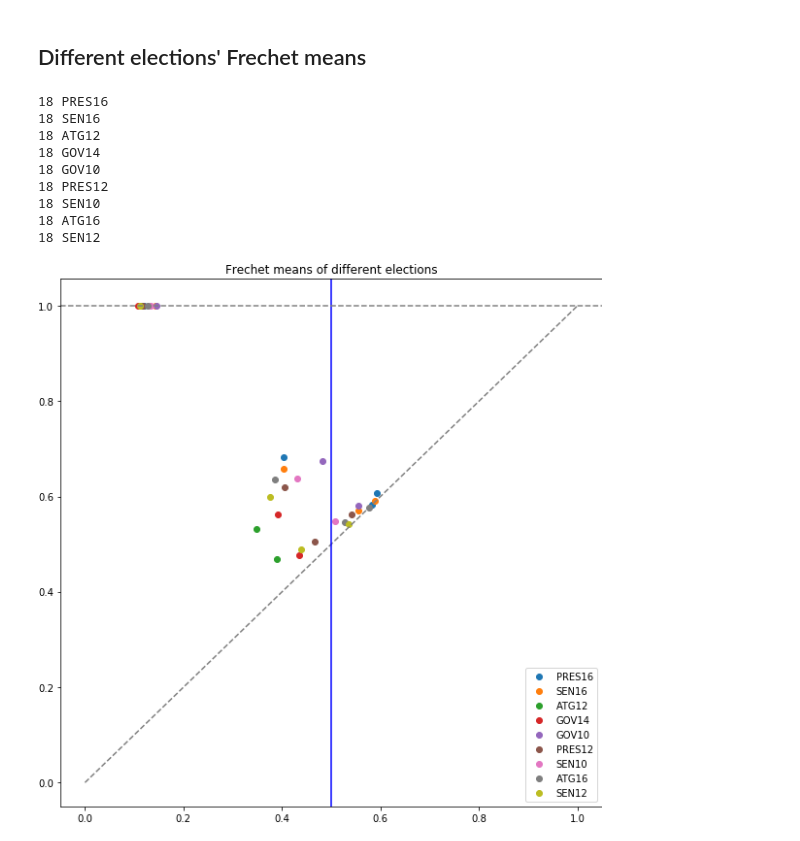
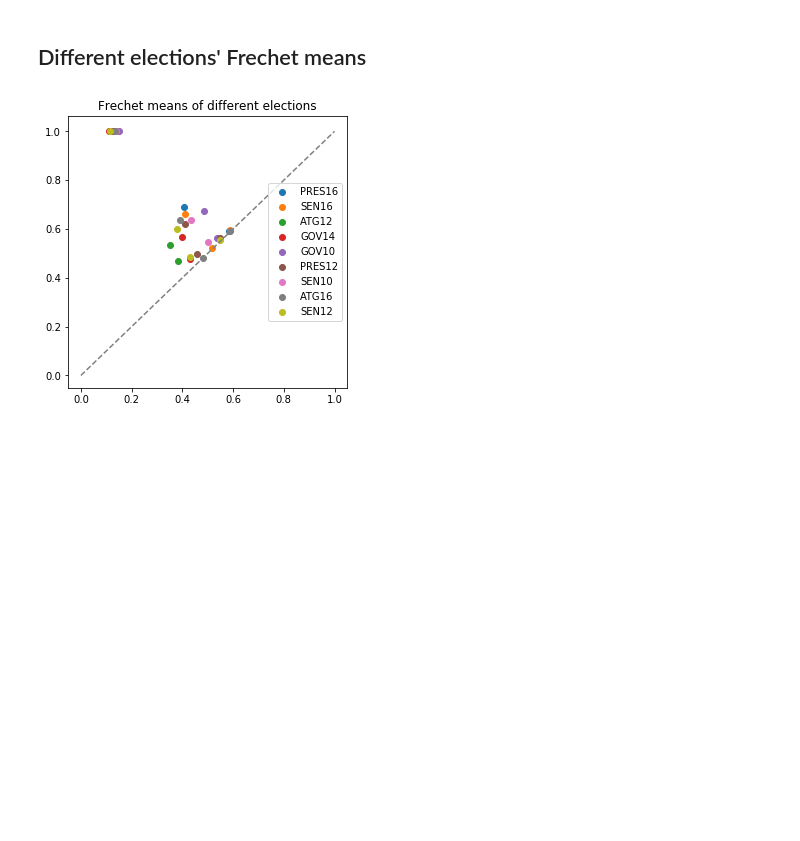
Before and after one commit to mggg/TDA-redistricting, a Jupyter notebook: make_graphics.ipynb, the cells around one changed output. Cells and saved outputs as stored; diff of their text form; code cells hidden in the pictures; blank space fills up the shorter version.

```diff
--- a/make_graphics.ipynb
+++ b/make_graphics.ipynb
@@ -20,7 +20,6 @@ import sys, os
 import networkx as nx
 from collections import defaultdict
 import bottleneck_distance
-matplotlib.rcParams['savefig.pad_inches'] = 0
 # %% [markdown]
 ## These functions are for computing Frechet means
 # %%
@@ -198,7 +199,6 @@ for k in [18]:
 #all together (with Frechet means)
 for k in [18]:
     for e in ["PRES16"]:
-        print(e, k, "districts")
         X, Y = [], []
         PDs = storePDs[k]
 
@@ -206,14 +206,14 @@ for k in [18]:
             X.extend([x[0] for x in PD])
             Y.extend([x[1] for x in PD])
 
-        fig = plt.figure(figsize=(8,8))
+        fig = plt.figure(figsize=(5,5))
         ax = plt.gca()
-        plt.axis('off')
         ax.scatter(X, Y, c="gray", s=4)
         ax.scatter([m[0] for m in meanPDs[k]], [m[1] for m in meanPDs[k]], s=100, c='red')
         plt.xlim(0,1)
         plt.ylim(0,1.1)
         plt.subplots_adjust(left=0, right=1, top=1, bottom=0)
-
+        plt.plot([0,1],[0,1],linestyle='dashed',c='gray')
+        plt.title("{} districts, {} vote data".format(k, e))
         plt.show()
 # %% [output]
@@ -228,17 +227,16 @@ for k in [18]:
             pd = match_Hungarian(PD, meanPDs[k])
             PDs.append(pd)
         for r in range(len(meanPDs[k])):
-            print(k, e, r)
             nontrivialpoints = [PD[r] for PD in PDs if PD[r] not in [None, 'd']]
             X = [x[0] for x in nontrivialpoints]
             Y = [x[1] for x in nontrivialpoints]
-            fig = plt.figure(figsize=(4,4))
+            fig = plt.figure(figsize=(5,5))
             ax = plt.gca()
-            plt.axis('off')
             ax.scatter(X, Y, c="black", s=2)
             ax.scatter([meanPDs[k][r][0]], [meanPDs[k][r][1]], s=30, c='red')
             plt.xlim(0,1)
             plt.ylim(0,1.1)
-            plt.subplots_adjust(left=0, right=1, top=1, bottom=0)
+            plt.plot([0,1],[0,1],linestyle='dashed',c='gray')
+            plt.title("{} districts, {} vote data, Frechet plot #{}".format(k, e, r))
             plt.show()
 # %% [output]
@@ -253,45 +246,33 @@ for k in [18]:
 # %% [markdown]
 ## Different elections' Frechet means
 # %%
-#plot Frechet means
+#plot Frechet means -- may take a while to run
 for k in [18]:
     X = []
     Y = []
     labels = []
-    fig, ax = plt.subplots(1, 1, figsize=(10,10))
+    fig, ax = plt.subplots(1, 1, figsize=(5,5))
     ax.plot([0,1], [0,1], c='gray',  linestyle='dashed')
-    ax.axvline(0.5, c='blue')
-    ax.axhline(1, c='gray', linestyle="dashed")
     ax.set_title("Frechet means of different elections")
     graphs = pickle.load(open(folder+"/graphs"+str(k)+".p", "rb"))
     for e in election_names:
-        print(k, e)
         PDs = []
         for g in graphs[e]:
             PD = bottleneck_distance.persistence_diagram_from_graph(g[0], g[1])
             PD[-1] = (PD[-1][0], 10000)
             PDs.append(PD)
         meanPD = Frechet_mean(PDs)
         meanPD[-1] = (meanPD[-1][0], 1)
         ax.scatter(
             [m[0] for m in meanPD],
             [m[1] for m in meanPD],
             label=e
         )
         X.extend([m[0] for m in meanPD])
         Y.extend([m[1] for m in meanPD])
         labels.extend([e for m in meanPD])
-        ax.legend()
+        ax.legend(loc='right')
     plt.show()
 # %% [output]
-18 PRES16
-18 SEN16
-18 ATG12
-18 GOV14
-18 GOV10
-18 PRES12
-18 SEN10
-18 ATG16
-18 SEN12
-[figure, old version]
+[figure, new version]
 # %% [markdown]
```
Also changed, not shown: parts of 6 cells of this notebook, 12 other files.
